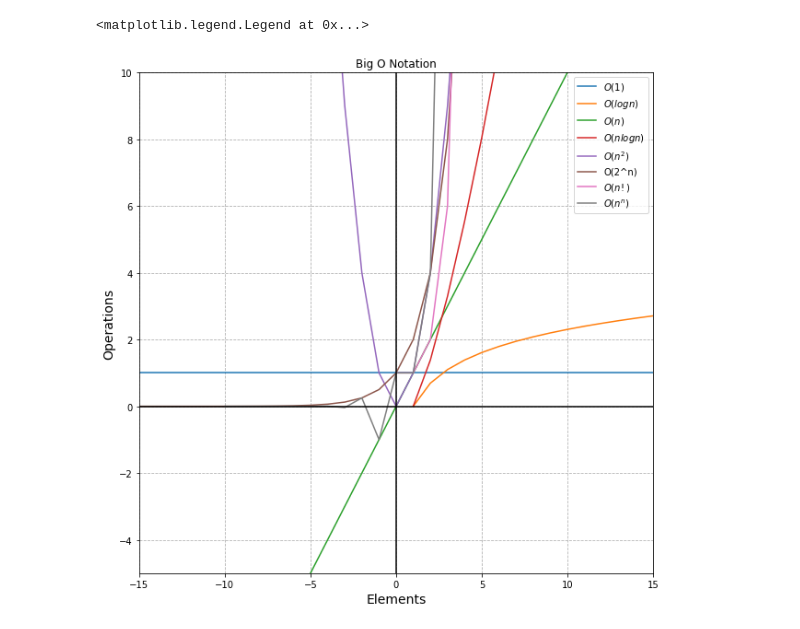
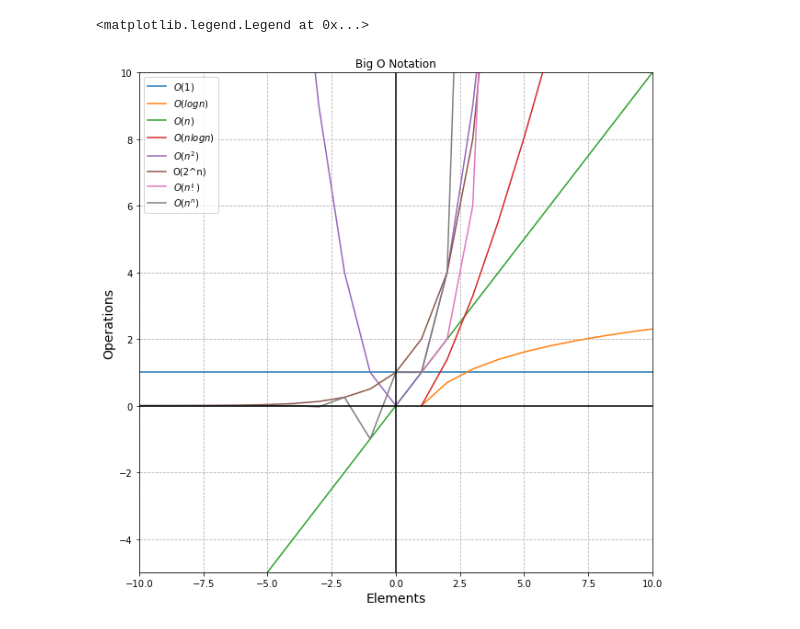
Before and after one commit to Ken-Alviola/numpy-pandas-visualization-exercises, a Jupyter notebook: big_o_notation.ipynb, the cells around one changed output. Drawn from its saved outputs; the diff is of its cells as text; code cells hidden in the pictures.

```diff
--- a/big_o_notation.ipynb
+++ b/big_o_notation.ipynb
@@ -42,35 +42,35 @@ y4 = [n * math.log(n) for n in x4]
 x5 = list(range(-25,26))
 y5 = [n ** 2 for n in x5]
 
 x6 = list(range(-100,10))
 y6 = [2 ** n for n in x6]
 
 x7 = list(range(0,7))
 y7 = [math.factorial(n) for n in x7]
 
 x8 = list(range(-10,6))
 y8 = [n ** n for n in x8]
 
 
 plt.plot(x1,y1, label = '$O(1)$')
 plt.plot(x2,y2, label = '$O(log n)$')
 plt.plot(x3,y3, label = '$O(n)$')
 plt.plot(x4,y4, label = '$O(n log n)$')
 plt.plot(x5,y5, label = '$O(n^2)$')
 plt.plot(x6,y6, label = 'O(2^n)')
 plt.plot(x7,y7, label = '$O(n!)$')
 plt.plot(x8,y8, label = '$O(n^n)$')
 
 plt.axhline(0, color = 'k', linewidth = 1.5)
 plt.axvline(0, color = 'k', linewidth = 1.5)
 
-plt.xlim(-15,15)
+plt.xlim(-10,10)
 plt.ylim(-5,10)
 
 plt.legend()
 # %% [output]
 <matplotlib.legend.Legend at 0x...>
-[figure, old version]
+[figure, new version]
 # %%
 #6. Bonus Write the code necessary to write your name on a chart. Use box letters.
 # %%
```
Also changed, not shown: 1 other file.
